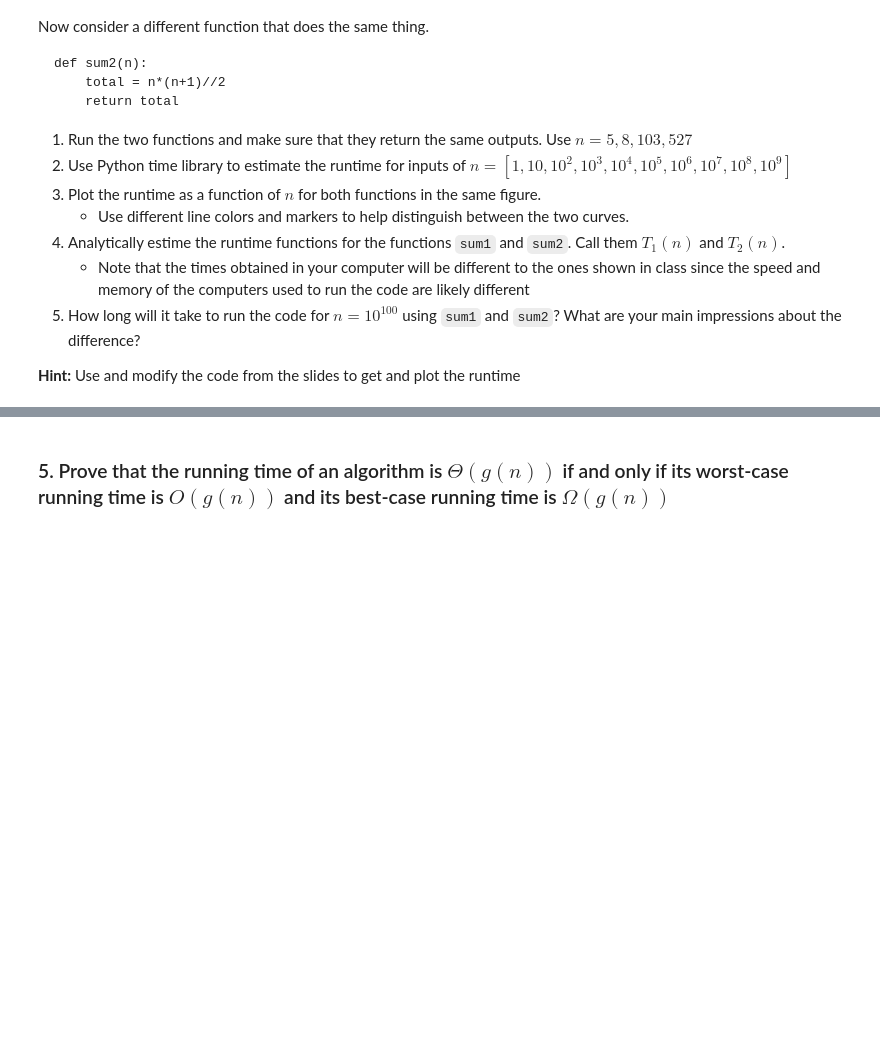
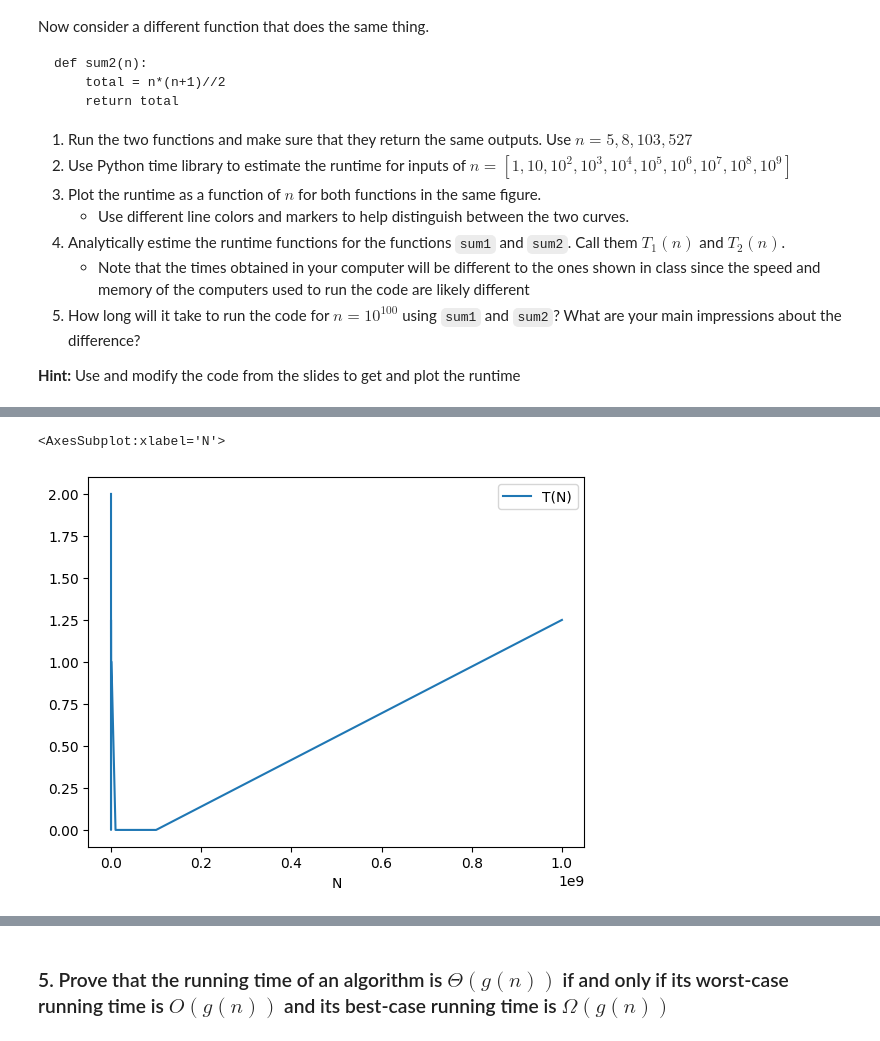
Before and after one commit to juanfranciscocis/Data-Structures, a Jupyter notebook: homework_1/hw1.ipynb, the cells around one changed output, grey strips where cells are left out. Cells and saved outputs as stored; diff of their text form; code cells hidden in the pictures; blank space fills up the shorter version.

```diff
--- a/homework_1/hw1.ipynb
+++ b/homework_1/hw1.ipynb
@@ -88,0 +197,4 @@ def sum2(n):
+# %%
+df2 = pd.DataFrame(zip(ntimes, time2))
+df2.columns = ['N', 'T(N)']
+df2
@@ -88,0 +218,5 @@ def sum2(n):
+# %%
+df2.plot(x='N', y='T(N)')
+# %% [output]
+<AxesSubplot:xlabel='N'>
+[figure, added]
```
Also changed, not shown: parts of 16 cells of this notebook.
